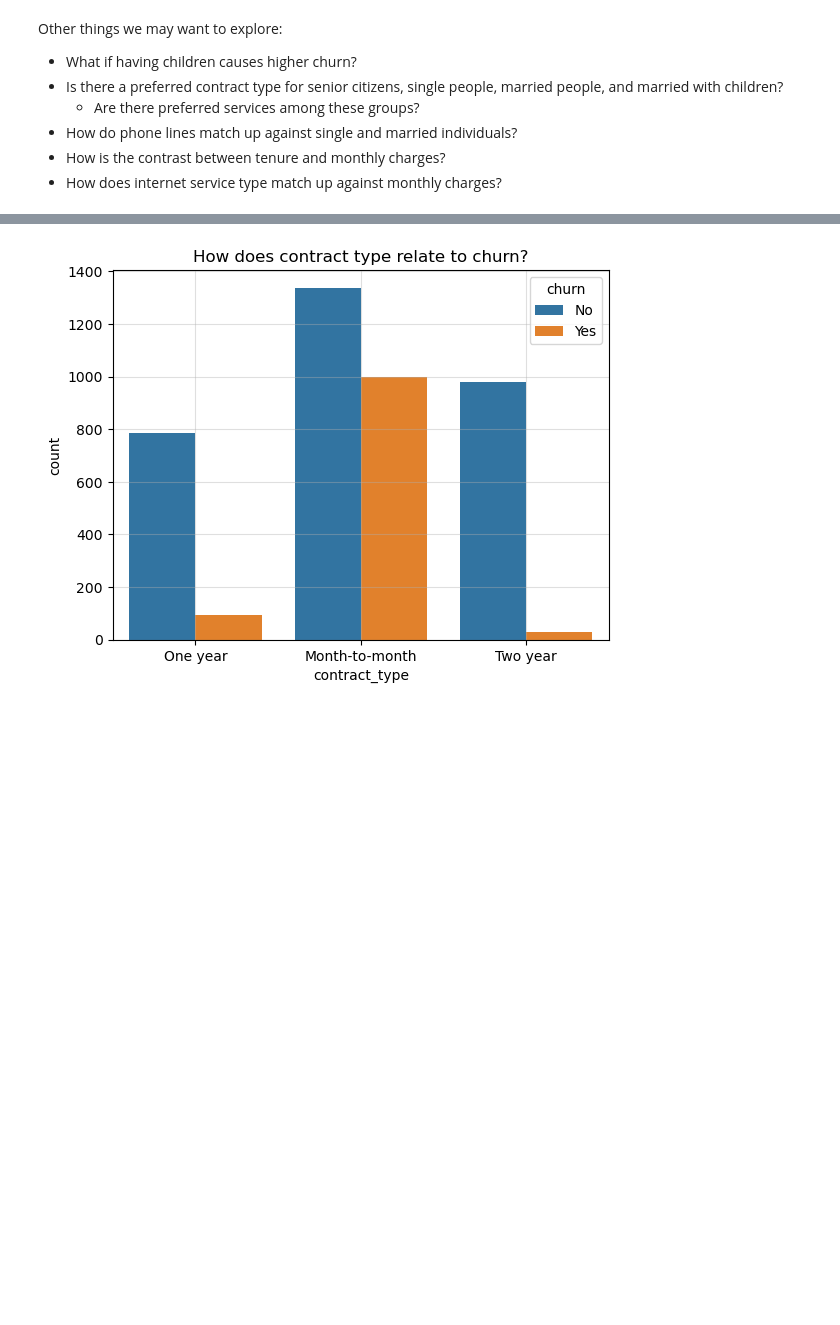
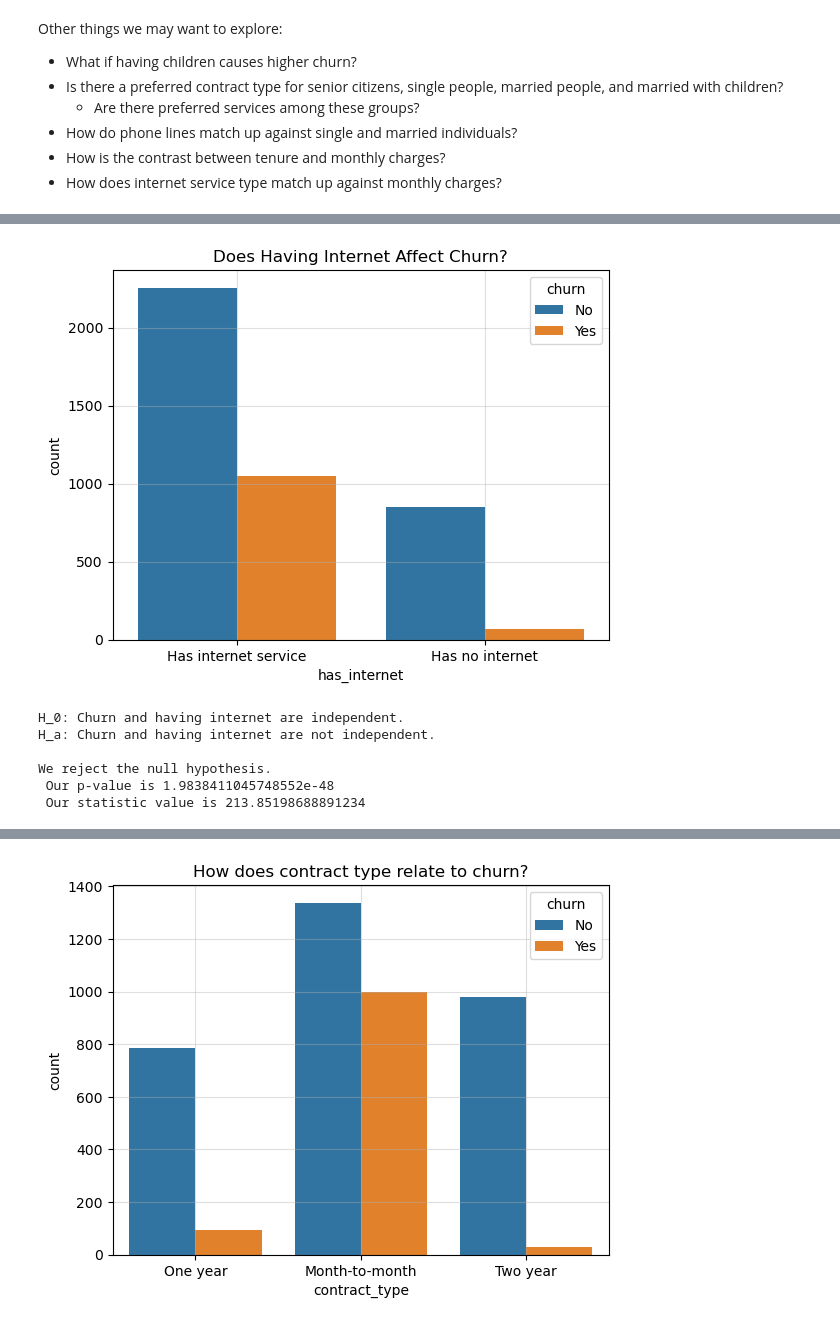
Before and after one commit to Michael-Nelson361/Telco_Report, a Jupyter notebook: exploration.ipynb, the cells around one changed output, grey strips where cells are left out. Drawn from its saved outputs; the diff is of its cells as text; code cells hidden in the pictures; blank space fills up the shorter version.

Commit message:
Split telco_plots into 4 separate functions Added hypothesis testing Rebuilt functions Adjusted overall building of function files

```diff
--- a/exploration.ipynb
+++ b/exploration.ipynb
@@ -422,7 +434,6 @@ Churn and internet service type are not independent of one another
 # %%
 # Add function to test hypothesis (saves on typing)
-with open('prepare.py','a') as file:
-    file.write("""
+write_contents.append("""
 # Function to return whether answer on rejecting or failing to reject null hypothesis
 def test_hypothesis(p,
                     stat,
@@ -617,0 +772,24 @@ def telco_plots(df):
+# %%
+def internet_churn(df):
+    '''
+    Function to compare having internet or not against churn. Takes a dataframe and returns nothing.
+    '''
+    # isolate having internet vs no internet
+    df['has_internet'] = np.where(df.internet_service_type != 'None','Has internet service','Has no internet')
+
+    # plot having internet
+    sns.countplot(df,x='has_internet',hue='churn')
+    plt.title('Does Having Internet Affect Churn?')
+    plt.grid(alpha=0.4)
+    plt.show()
+
+    # run stats test
+    print('H_0: Churn and having internet are independent.')
+    print('H_a: Churn and having internet are not independent.\n')
+
+    observed = pd.crosstab(df.churn,df.has_internet)
+    stat,p,dof,expected = stats.chi2_contingency(observed)
+    test_hypothesis(p,stat)
+
+    # drop column, because apparently it got added to the actual dataframe
+    df.drop(columns='has_internet',inplace=True)
@@ -617,0 +813,10 @@ def telco_plots(df):
+# %%
+internet_churn(train)
+# %% [output]
+[figure, added]
+H_0: Churn and having internet are independent.
+H_a: Churn and having internet are not independent.
+
+We reject the null hypothesis.
+ Our p-value is 1.9838411045748552e-48
+ Our statistic value is 213.85198688891234
```
Also changed, not shown: parts of 26 cells of this notebook, 8 other files.
